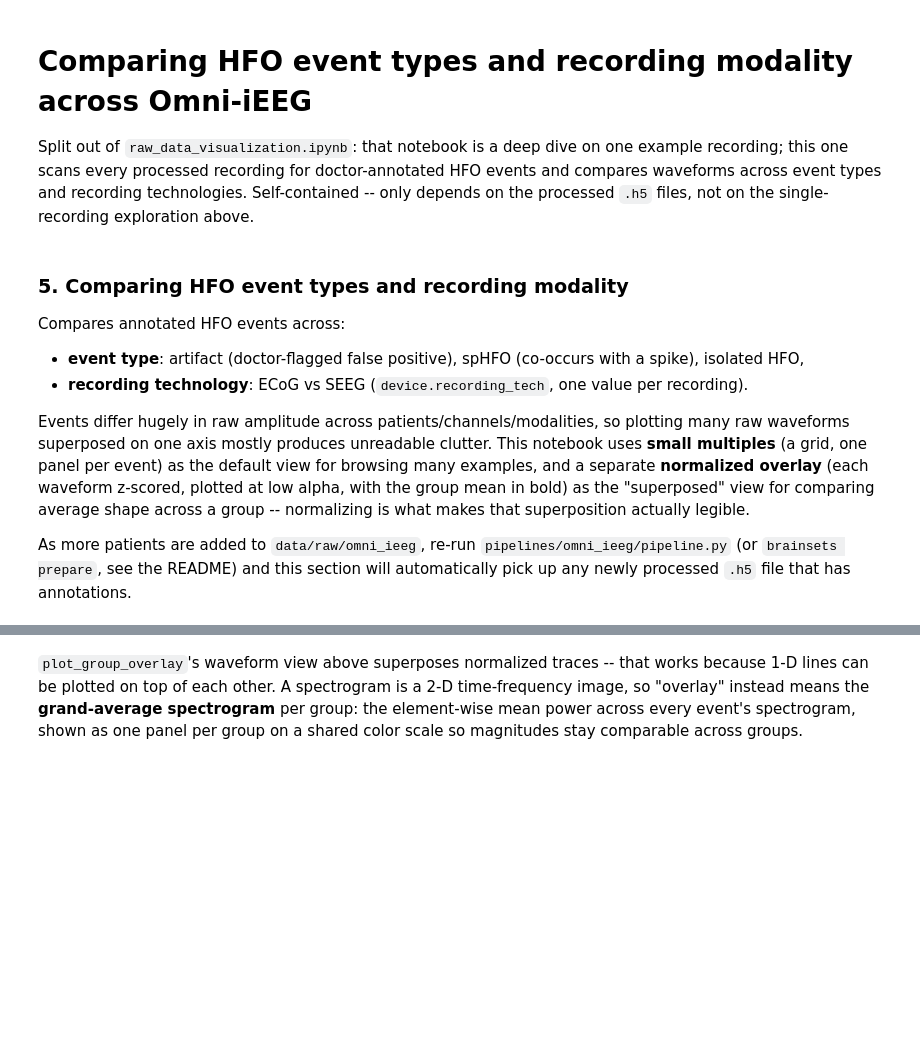
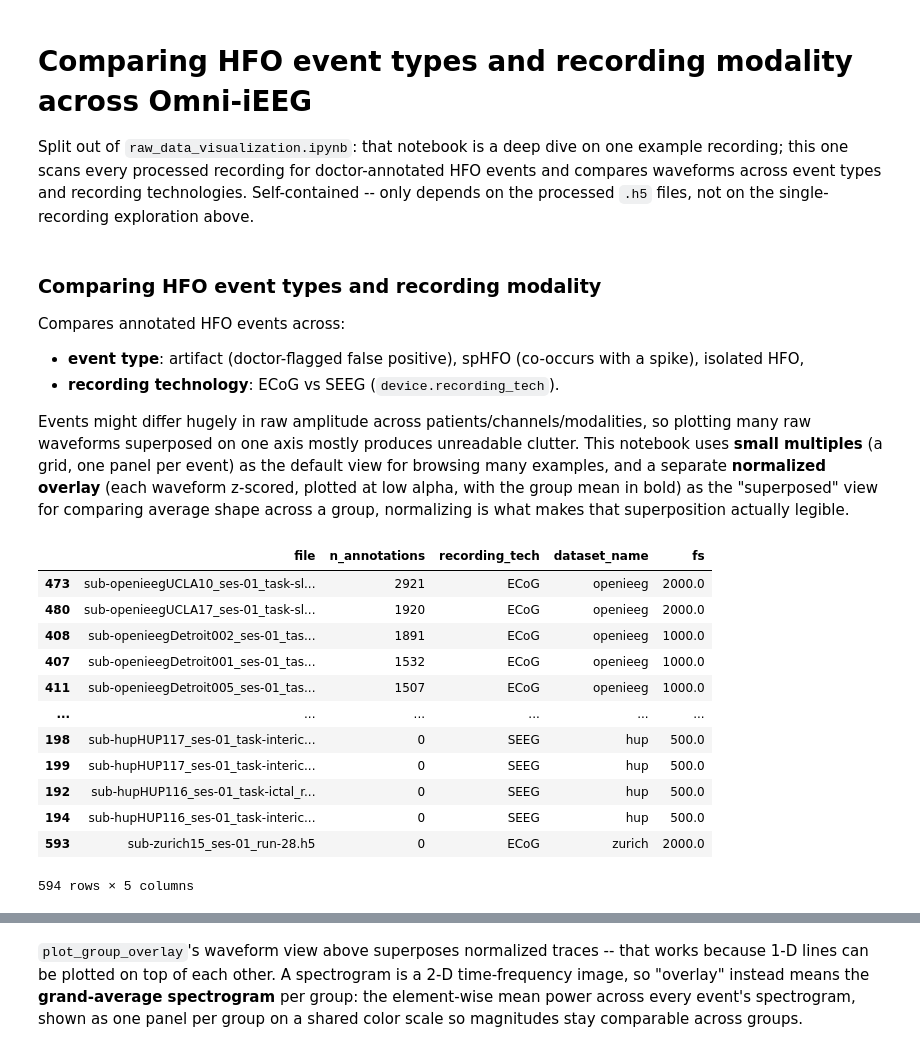
Before and after one commit to dianamatata/neurosoft_epilepsy, a Jupyter notebook: notebooks/hfo_event_comparison.ipynb, the cells around one changed output, grey strips where cells are left out. Cells and saved outputs as stored; diff of their text form; code cells hidden in the pictures; blank space fills up the shorter version.

```diff
--- a/notebooks/hfo_event_comparison.ipynb
+++ b/notebooks/hfo_event_comparison.ipynb
@@ -54,29 +54,19 @@ def get_event_waveform(
 # %% [markdown]
-### 5. Comparing HFO event types and recording modality
+### Comparing HFO event types and recording modality
 
 Compares annotated HFO events across:
 - **event type**: artifact (doctor-flagged false positive), spHFO (co-occurs with a spike), isolated HFO,
-- **recording technology**: ECoG vs SEEG (`device.recording_tech`, one value per recording).
+- **recording technology**: ECoG vs SEEG (`device.recording_tech`).
 
-Events differ hugely in raw amplitude across patients/channels/modalities, so plotting many raw waveforms
-superposed on one axis mostly produces unreadable clutter. This notebook uses **small multiples**
-(a grid, one panel per event) as the default view for browsing many examples, and a separate
-**normalized overlay** (each waveform z-scored, plotted at low alpha, with the group mean in bold) as the
-"superposed" view for comparing average shape across a group -- normalizing is what makes that superposition
-actually legible.
-
-As more patients are added to `data/raw/omni_ieeg`, re-run `pipelines/omni_ieeg/pipeline.py` (or `brainsets prepare`,
-see the README) and this section will automatically pick up any newly processed `.h5` file that has annotations.
+Events might differ hugely in raw amplitude across patients/channels/modalities, so plotting many raw waveforms superposed on one axis mostly produces unreadable clutter. This notebook uses **small multiples** (a grid, one panel per event) as the default view for browsing many examples, and a separate **normalized overlay** (each waveform z-scored, plotted at low alpha, with the group mean in bold) as the "superposed" view for comparing average shape across a group, normalizing is what makes that superposition actually legible.
 # %%
 def scan_annotated_recordings(bids_root: str) -> pd.DataFrame:
-    """List every recording under `bids_root` with its HFO-annotation count,
-    recording technology, and dataset -- read directly via h5py so this stays
-    cheap even as more (mostly un-annotated) recordings are added.
+    """List every recording under `bids_root` with its HFO-annotation count, recording technology, and dataset.
+    Read directly via h5py so this stays cheap even as more (mostly un-annotated) recordings are added.
 
     `channel`/`detector`/`artifact`/`spike` are only present on `annotations`
-    once doctor-labeled HFO events were actually merged in (see
-    `_build_annotations` in omni_ieeg.py) -- a recording with only raw
-    MNE-embedded annotations (no HFO merge) has none of those fields, so
+    once doctor-labeled HFO events were actually merged in (see `_build_annotations` in omni_ieeg.py),
+    a recording with only raw MNE-embedded annotations (no HFO merge) has none of those fields, so
     counting any non-zero `annotations/start` here would wrongly flag it as
     HFO-annotated and crash `collect_hfo_examples` downstream on ann.channel.
     """
@@ -101,9 +91,3 @@ def scan_annotated_recordings(bids_root: str) -> pd.DataFrame:
                 )
             )
     return pd.DataFrame(rows)
-
-
-recordings = scan_annotated_recordings(BIDS_ROOT)
-print(recordings)
-print("\nannotated events per recording technology:")
-print(recordings.groupby("recording_tech")["n_annotations"].sum())
@@ -109,0 +96,17 @@ print(recordings.groupby("recording_tech")["n_annotations"].sum())
+# %%
+recordings.sort_values(by=["n_annotations"], ascending=False, inplace=True)
+recordings
+# %% [output]
+|  | file | n_annotations | recording_tech | dataset_name | fs |
+| 473 | sub-openieegUCLA10_ses-01_task-sl... | 2921 | ECoG | openieeg | 2000.0 |
+| 480 | sub-openieegUCLA17_ses-01_task-sl... | 1920 | ECoG | openieeg | 2000.0 |
+| 408 | sub-openieegDetroit002_ses-01_tas... | 1891 | ECoG | openieeg | 1000.0 |
+| 407 | sub-openieegDetroit001_ses-01_tas... | 1532 | ECoG | openieeg | 1000.0 |
+| 411 | sub-openieegDetroit005_ses-01_tas... | 1507 | ECoG | openieeg | 1000.0 |
+| ... | ... | ... | ... | ... | ... |
+| 198 | sub-hupHUP117_ses-01_task-interic... | 0 | SEEG | hup | 500.0 |
+| 199 | sub-hupHUP117_ses-01_task-interic... | 0 | SEEG | hup | 500.0 |
+| 192 | sub-hupHUP116_ses-01_task-ictal_r... | 0 | SEEG | hup | 500.0 |
+| 194 | sub-hupHUP116_ses-01_task-interic... | 0 | SEEG | hup | 500.0 |
+| 593 | sub-zurich15_ses-01_run-28.h5 | 0 | ECoG | zurich | 2000.0 |
+594 rows × 5 columns
```
Also changed, not shown: parts of 13 cells of this notebook, 2 other files.
